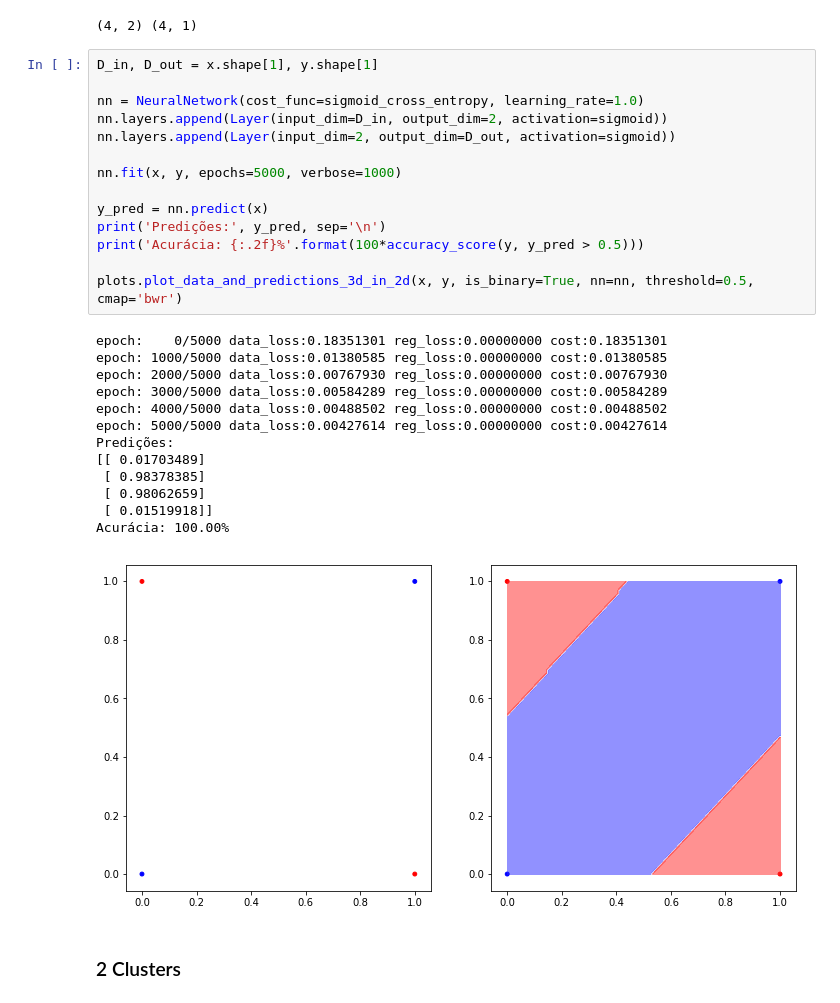
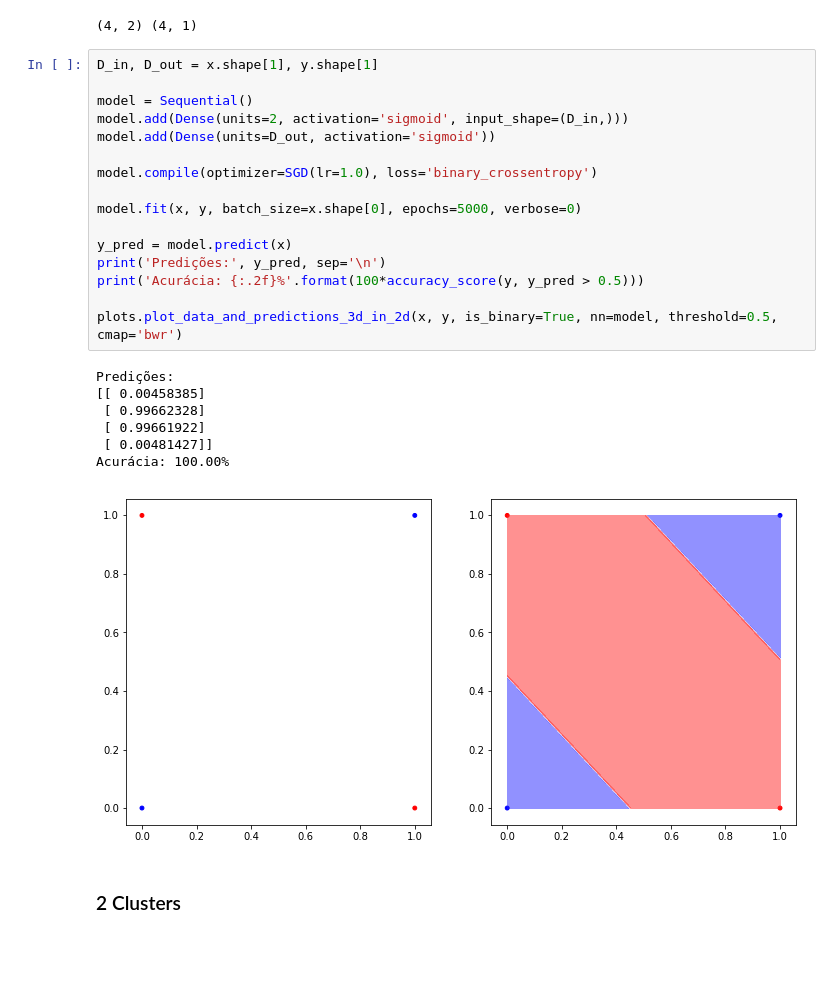
Before and after one commit to arnaldog12/Manual-Pratico-Deep-Learning, a Jupyter notebook: Rede Neural_Keras.ipynb, the cells around one changed output. Saved outputs shown, nothing was run; the diff lists cells and outputs as text; blank space fills up the shorter version.

```diff
--- a/Rede Neural_Keras.ipynb
+++ b/Rede Neural_Keras.ipynb
@@ -406,31 +406,27 @@ print(x.shape, y.shape)
 # %%
 D_in, D_out = x.shape[1], y.shape[1]
 
-nn = NeuralNetwork(cost_func=sigmoid_cross_entropy, learning_rate=1.0)
-nn.layers.append(Layer(input_dim=D_in, output_dim=2, activation=sigmoid))
-nn.layers.append(Layer(input_dim=2, output_dim=D_out, activation=sigmoid))
+model = Sequential()
+model.add(Dense(units=2, activation='sigmoid', input_shape=(D_in,)))
+model.add(Dense(units=D_out, activation='sigmoid'))
 
-nn.fit(x, y, epochs=5000, verbose=1000)
+model.compile(optimizer=SGD(lr=1.0), loss='binary_crossentropy')
 
-y_pred = nn.predict(x)
+model.fit(x, y, batch_size=x.shape[0], epochs=5000, verbose=0)
+
+y_pred = model.predict(x)
 print('Predições:', y_pred, sep='\n')
 print('Acurácia: {:.2f}%'.format(100*accuracy_score(y, y_pred > 0.5)))
 
-plots.plot_data_and_predictions_3d_in_2d(x, y, is_binary=True, nn=nn, threshold=0.5, cmap='bwr')
+plots.plot_data_and_predictions_3d_in_2d(x, y, is_binary=True, nn=model, threshold=0.5, cmap='bwr')
 # %% [output]
-epoch:    0/5000 data_loss:0.18351301 reg_loss:0.00000000 cost:0.18351301
-epoch: 1000/5000 data_loss:0.01380585 reg_loss:0.00000000 cost:0.01380585
-epoch: 2000/5000 data_loss:0.00767930 reg_loss:0.00000000 cost:0.00767930
-epoch: 3000/5000 data_loss:0.00584289 reg_loss:0.00000000 cost:0.00584289
-epoch: 4000/5000 data_loss:0.00488502 reg_loss:0.00000000 cost:0.00488502
-epoch: 5000/5000 data_loss:0.00427614 reg_loss:0.00000000 cost:0.00427614
 Predições:
-[[ 0.01703489]
- [ 0.98378385]
- [ 0.98062659]
- [ 0.01519918]]
+[[ 0.00458385]
+ [ 0.99662328]
+ [ 0.99661922]
+ [ 0.00481427]]
 Acurácia: 100.00%
-[figure, old version]
+[figure, new version]
 # %% [markdown]
 ### 2 Clusters
 # %%
```
Also changed, not shown: parts of 6 cells of this notebook.
